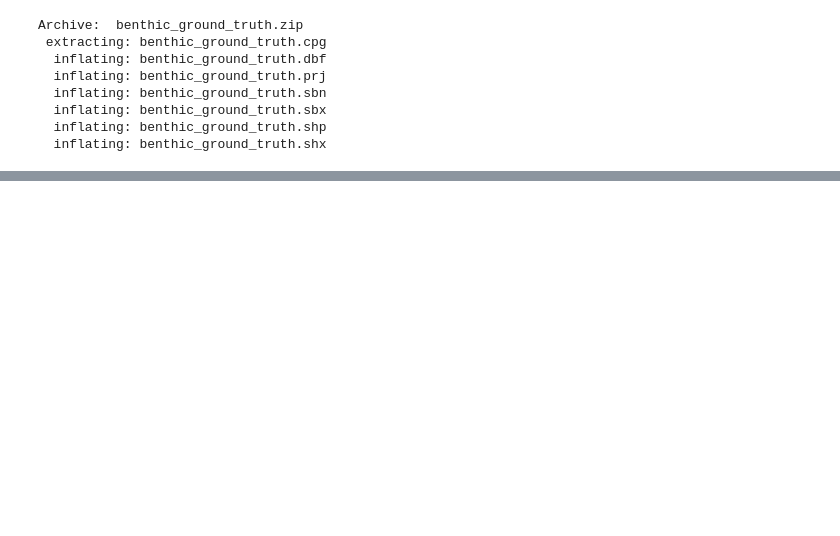
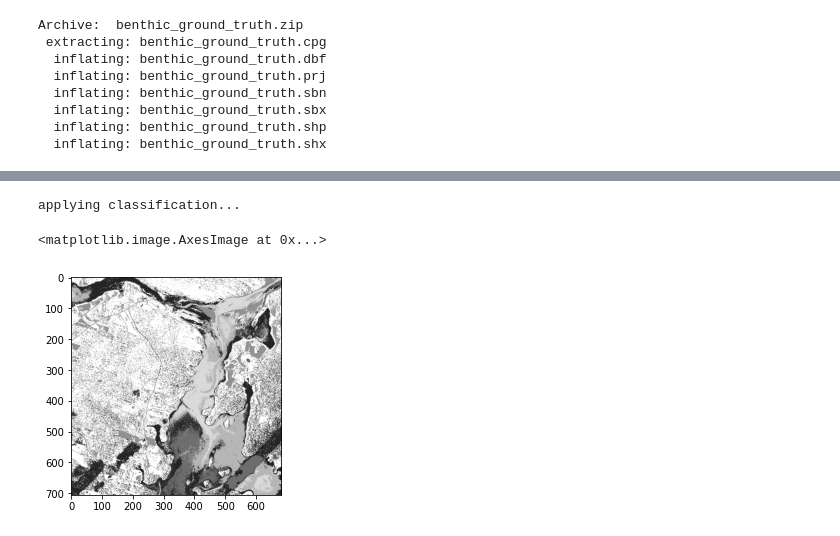
Before and after one commit to NSCC-COGS/Aestheta, a Jupyter notebook: Experiments/zostera/project_zostera.ipynb, the cells around one changed output, grey strips where cells are left out. Cells and saved outputs as stored; diff of their text form; code cells hidden in the pictures; blank space fills up the shorter version.

```diff
--- a/Experiments/zostera/project_zostera.ipynb
+++ b/Experiments/zostera/project_zostera.ipynb
@@ -94,0 +228,10 @@ plt.imshow(image1 * image2)
+# %%
+from sklearn.ensemble import GradientBoostingClassifier
+
+classModel = GradientBoostingClassifier(
+        n_estimators=100,
+        learning_rate=0.1,
+        max_depth=1,
+        random_state=0,
+        verbose=1
+    ).fit(X, y)
@@ -94,0 +259,3 @@ plt.imshow(image1 * image2)
+# %%
+example_model, example_classes = core.loadModel()
+print(example_classes)
@@ -94,0 +290,16 @@ plt.imshow(image1 * image2)
+# %%
+#lets make our classes fit our classify image tool
+classes = np.arange(y.max()+1, dtype=float)
+print(classes)
+print('-------------')
+classes  = np.repeat(classes[:, np.newaxis], 3, axis=1)
+classes -= classes.min()
+classes /= classes.max()
+classes *= 255
+print(classes)
+print('-------------')
+alpha  = (np.ones((classes.shape[0],1))*255)
+print(alpha)
+print('-------------')
+classes = np.hstack((classes,alpha)).astype(int)
+print(classes)
@@ -94,0 +324,9 @@ plt.imshow(image1 * image2)
+# %%
+ortho_class = core.classifyImage(ortho[::10,::10],classModel,classes)
+# %% [output]
+applying classification...
+# %%
+plt.imshow(ortho_class)
+# %% [output]
+<matplotlib.image.AxesImage at 0x...>
+[figure, added]
```
Also changed, not shown: parts of 33 cells of this notebook.
